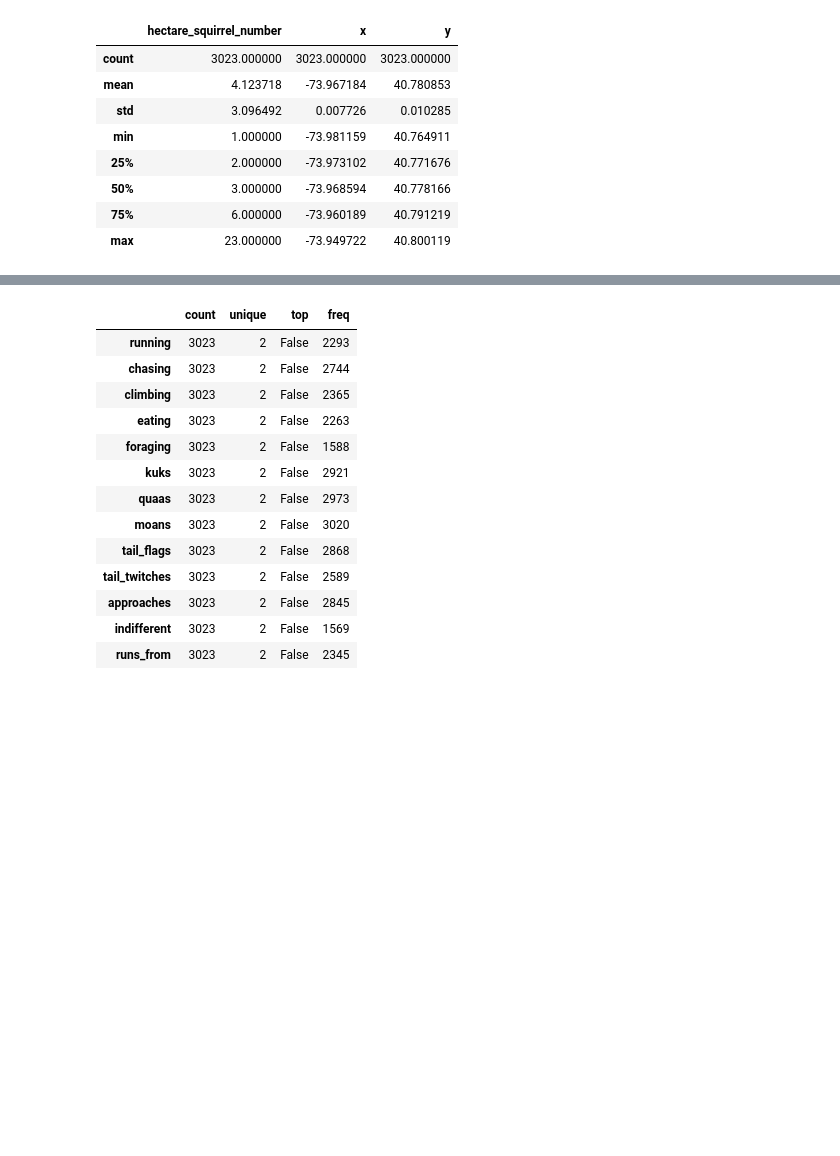
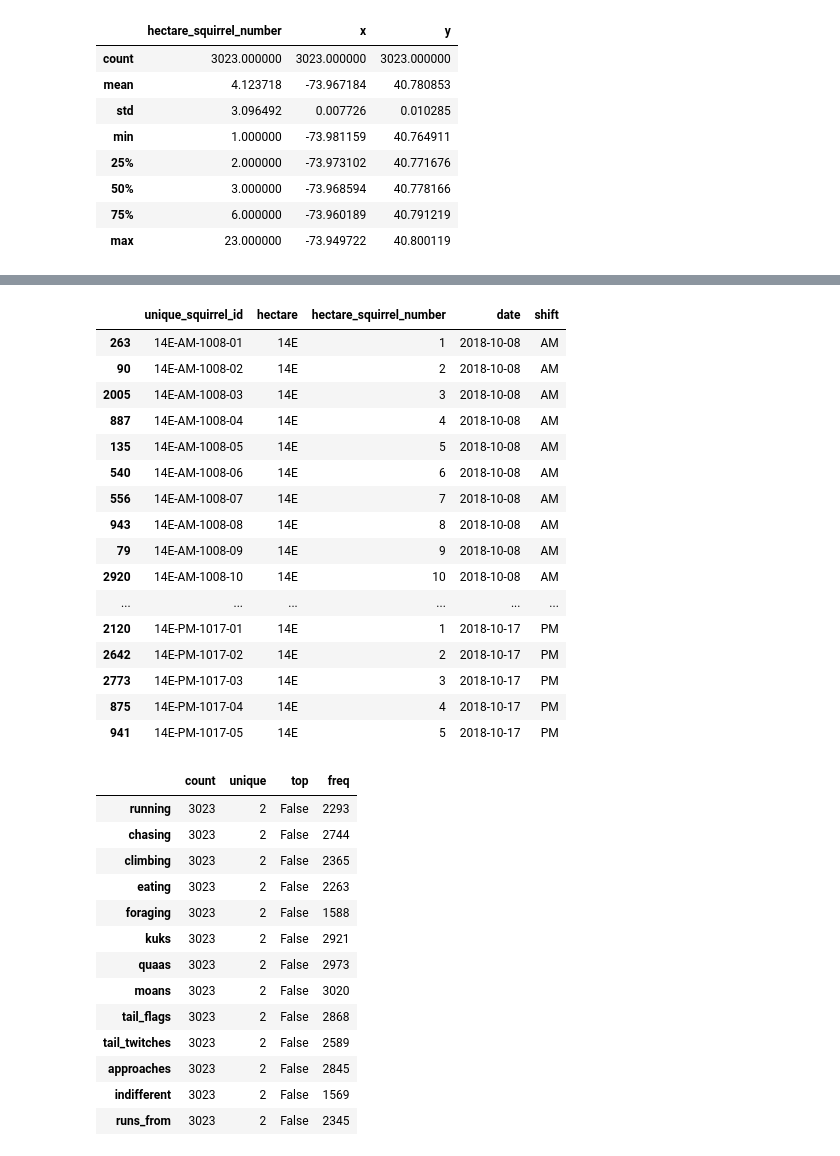
Before and after one commit to WookwonShim/data-analysis, a Jupyter notebook: 2018_central_park_squirrel_census.ipynb, the cells around one changed output, grey strips where cells are left out. Saved outputs shown, nothing was run; the diff lists cells and outputs as text; code cells hidden in the pictures; blank space fills up the shorter version.

```diff
--- a/2018_central_park_squirrel_census.ipynb
+++ b/2018_central_park_squirrel_census.ipynb
@@ -276,3 +286,27 @@ squirrel.describe(include=['number'])
+# %%
+squirrel[squirrel.hectare == '14E'][['unique_squirrel_id', 'hectare', 'hectare_squirrel_number', 'date', 'shift']].sort_values(by=['date', 'hectare_squirrel_number'])
+# after examining the hectare 14E, it turns out it's the squirrel id for the hectare at the time. There were 23 squirrels.
+# maybe the count was done across the park at the same time, by different individuals assigned to each hectare to avoid double count.
+
+# 14E seems to be very popular, a complete ourlier. what's the reason? maybe people giving food? check other_animal in hectare_data
+# %% [output]
+|  | unique_squirrel_id | hectare | hectare_squirrel_number | date | shift |
+| 263 | 14E-AM-1008-01 | 14E | 1 | 2018-10-08 | AM |
+| 90 | 14E-AM-1008-02 | 14E | 2 | 2018-10-08 | AM |
+| 2005 | 14E-AM-1008-03 | 14E | 3 | 2018-10-08 | AM |
+| 887 | 14E-AM-1008-04 | 14E | 4 | 2018-10-08 | AM |
+| 135 | 14E-AM-1008-05 | 14E | 5 | 2018-10-08 | AM |
+| 540 | 14E-AM-1008-06 | 14E | 6 | 2018-10-08 | AM |
+| 556 | 14E-AM-1008-07 | 14E | 7 | 2018-10-08 | AM |
+| 943 | 14E-AM-1008-08 | 14E | 8 | 2018-10-08 | AM |
+| 79 | 14E-AM-1008-09 | 14E | 9 | 2018-10-08 | AM |
+| 2920 | 14E-AM-1008-10 | 14E | 10 | 2018-10-08 | AM |
+| ... | ... | ... | ... | ... | ... |
+| 2120 | 14E-PM-1017-01 | 14E | 1 | 2018-10-17 | PM |
+| 2642 | 14E-PM-1017-02 | 14E | 2 | 2018-10-17 | PM |
+| 2773 | 14E-PM-1017-03 | 14E | 3 | 2018-10-17 | PM |
+| 875 | 14E-PM-1017-04 | 14E | 4 | 2018-10-17 | PM |
+| 941 | 14E-PM-1017-05 | 14E | 5 | 2018-10-17 | PM |
 # %%
 squirrel.describe(include=['bool']).T
 # %% [output]
```
Also changed, not shown: parts of 6 cells of this notebook.
